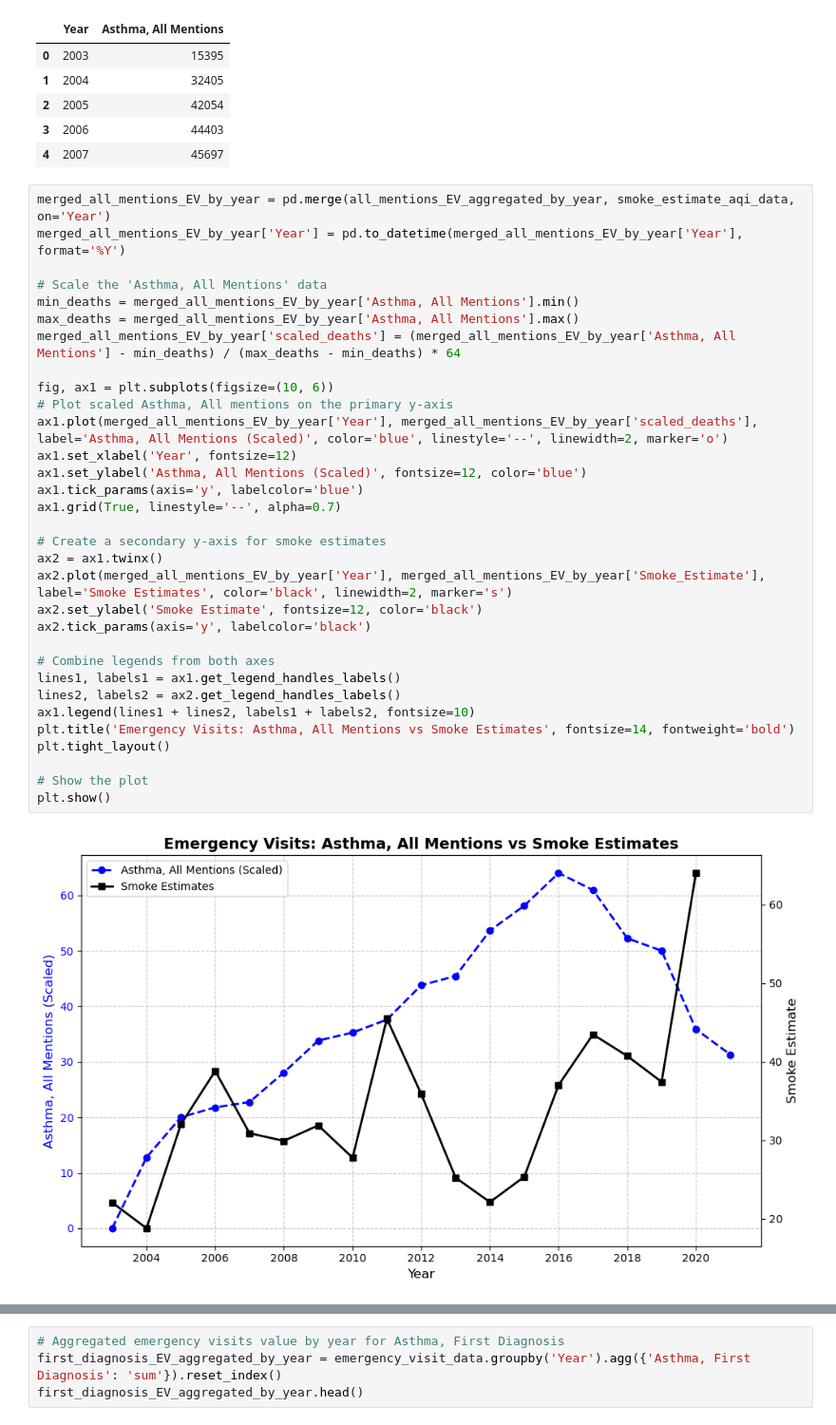
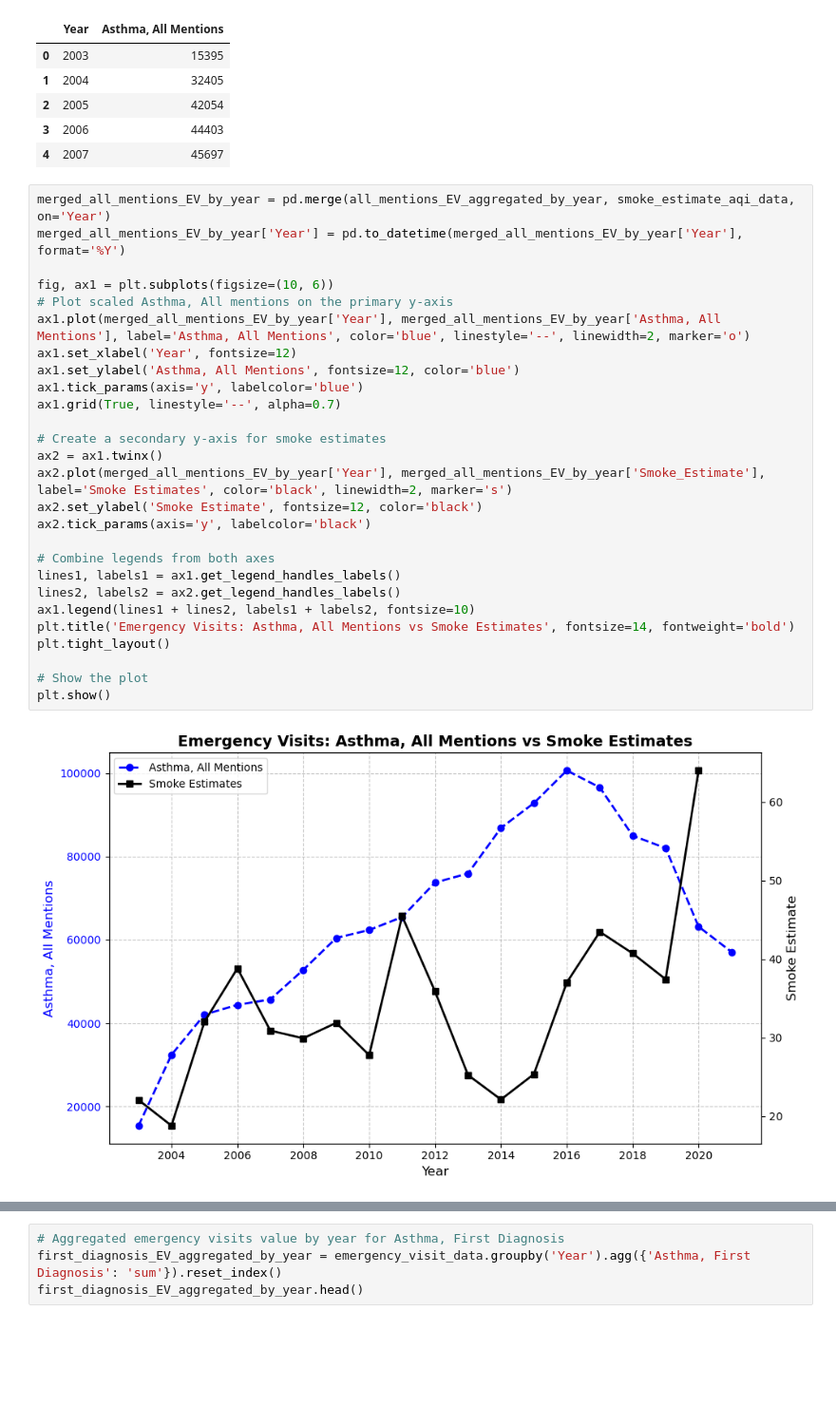
Before and after one commit to mihirgathani/Wildfire_Analysis_Project, a Jupyter notebook: Code/ExtensionPlan_DataExploration.ipynb, the cells around one changed output, grey strips where cells are left out. Shown at 95% size. Saved outputs shown, nothing was run; the diff lists cells and outputs as text; blank space fills up the shorter version.

```diff
--- a/Code/ExtensionPlan_DataExploration.ipynb
+++ b/Code/ExtensionPlan_DataExploration.ipynb
@@ -301,36 +275,31 @@ all_mentions_EV_aggregated_by_year.head()
 # %%
 merged_all_mentions_EV_by_year = pd.merge(all_mentions_EV_aggregated_by_year, smoke_estimate_aqi_data, on='Year')
 merged_all_mentions_EV_by_year['Year'] = pd.to_datetime(merged_all_mentions_EV_by_year['Year'], format='%Y')
 
-# Scale the 'Asthma, All Mentions' data
-min_deaths = merged_all_mentions_EV_by_year['Asthma, All Mentions'].min()
-max_deaths = merged_all_mentions_EV_by_year['Asthma, All Mentions'].max()
-merged_all_mentions_EV_by_year['scaled_deaths'] = (merged_all_mentions_EV_by_year['Asthma, All Mentions'] - min_deaths) / (max_deaths - min_deaths) * 64
-
 fig, ax1 = plt.subplots(figsize=(10, 6))
 # Plot scaled Asthma, All mentions on the primary y-axis
-ax1.plot(merged_all_mentions_EV_by_year['Year'], merged_all_mentions_EV_by_year['scaled_deaths'], label='Asthma, All Mentions (Scaled)', color='blue', linestyle='--', linewidth=2, marker='o')
+ax1.plot(merged_all_mentions_EV_by_year['Year'], merged_all_mentions_EV_by_year['Asthma, All Mentions'], label='Asthma, All Mentions', color='blue', linestyle='--', linewidth=2, marker='o')
 ax1.set_xlabel('Year', fontsize=12)
-ax1.set_ylabel('Asthma, All Mentions (Scaled)', fontsize=12, color='blue')
+ax1.set_ylabel('Asthma, All Mentions', fontsize=12, color='blue')
 ax1.tick_params(axis='y', labelcolor='blue')
 ax1.grid(True, linestyle='--', alpha=0.7)
 
 # Create a secondary y-axis for smoke estimates
 ax2 = ax1.twinx()
 ax2.plot(merged_all_mentions_EV_by_year['Year'], merged_all_mentions_EV_by_year['Smoke_Estimate'], label='Smoke Estimates', color='black', linewidth=2, marker='s')
 ax2.set_ylabel('Smoke Estimate', fontsize=12, color='black')
 ax2.tick_params(axis='y', labelcolor='black')
 
 # Combine legends from both axes
 lines1, labels1 = ax1.get_legend_handles_labels()
 lines2, labels2 = ax2.get_legend_handles_labels()
 ax1.legend(lines1 + lines2, labels1 + labels2, fontsize=10)
 plt.title('Emergency Visits: Asthma, All Mentions vs Smoke Estimates', fontsize=14, fontweight='bold')
 plt.tight_layout()
 
 # Show the plot
 plt.show()
 # %% [output]
-[figure, old version]
+[figure, new version]
 # %%
 # Calculate the correlation between Asthma, all mentions and 'Smoke_Estimate'
```
Also changed, not shown: parts of 33 cells of this notebook, 4 other files.
